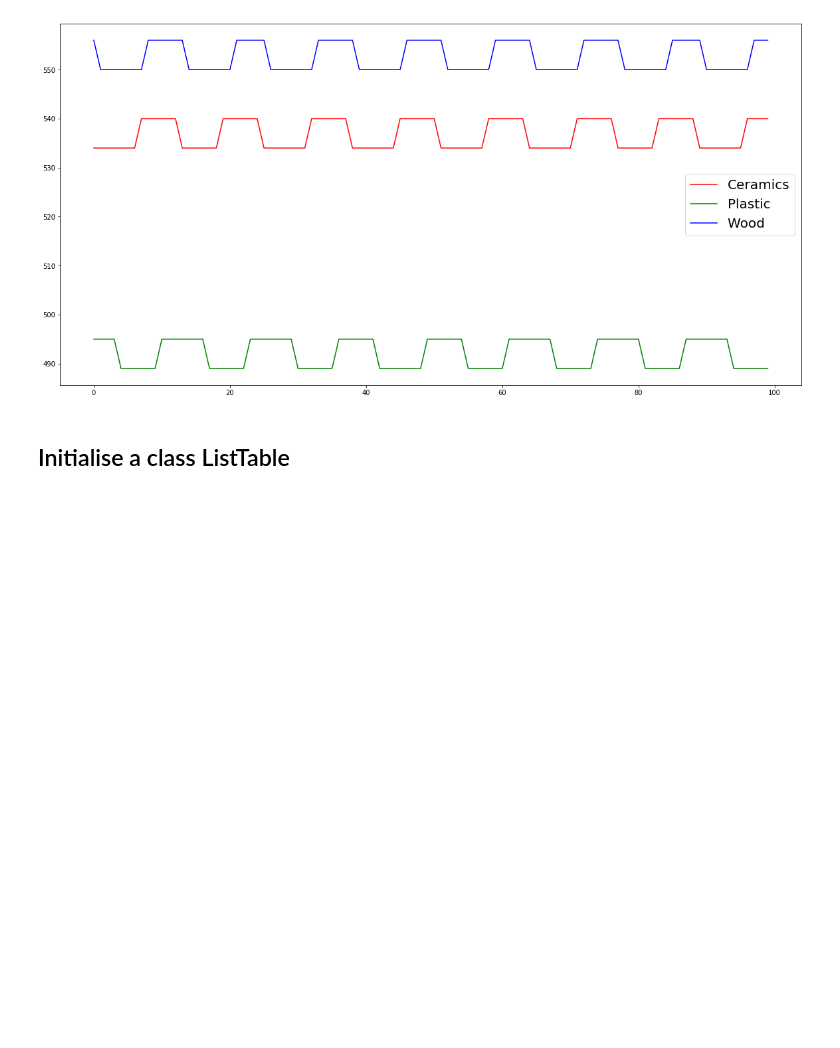
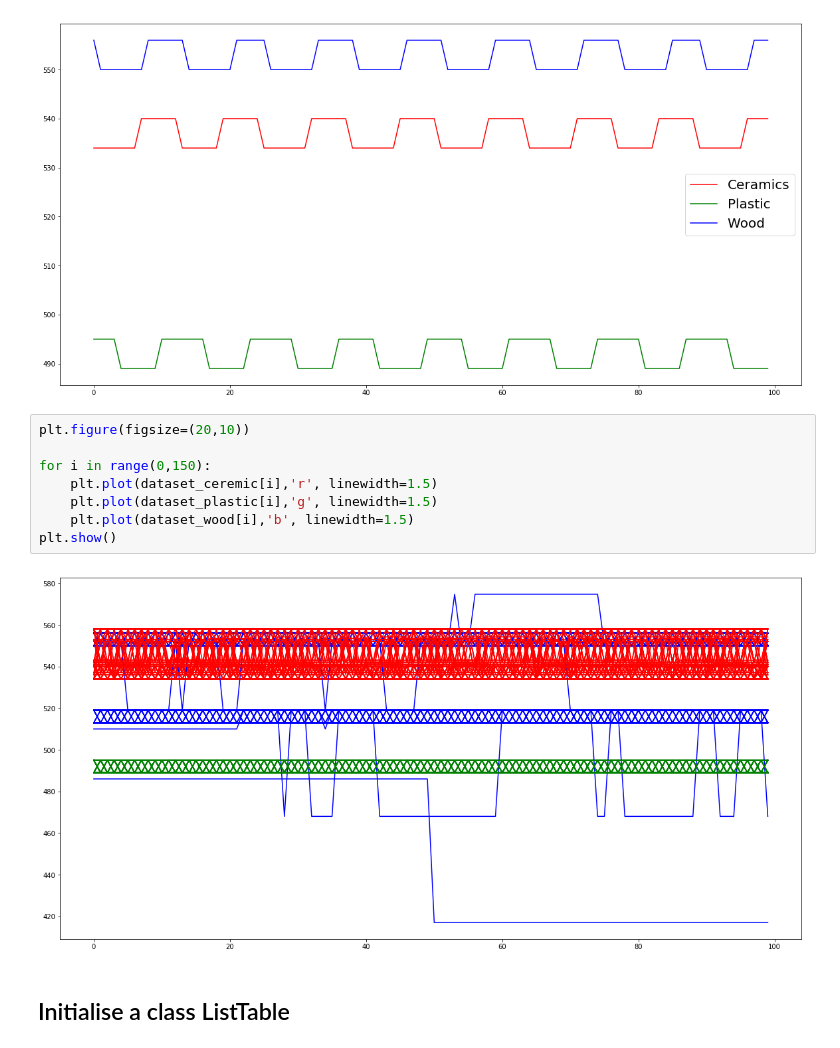
Before and after one commit to AnshulHedau/Pehchaan-The-Identifier, a Jupyter notebook: Data_Analysis_Python/Data Classification.ipynb, the cells around one changed output. Drawn from its saved outputs; the diff is of its cells as text; blank space fills up the shorter version.

```diff
--- a/Data_Analysis_Python/Data Classification.ipynb
+++ b/Data_Analysis_Python/Data Classification.ipynb
@@ -65,6 +65,16 @@ plt.legend(loc='best',prop={'size': 20})
 plt.show()
 # %% [output]
 [figure]
+# %%
+plt.figure(figsize=(20,10))
+
+for i in range(0,150):
+    plt.plot(dataset_ceremic[i],'r', linewidth=1.5)
+    plt.plot(dataset_plastic[i],'g', linewidth=1.5)
+    plt.plot(dataset_wood[i],'b', linewidth=1.5)
+plt.show()
+# %% [output]
+[figure, added]
 # %% [markdown]
 ## Initialise a class ListTable
 # %%
```
Also changed, not shown: parts of 3 cells of this notebook.
